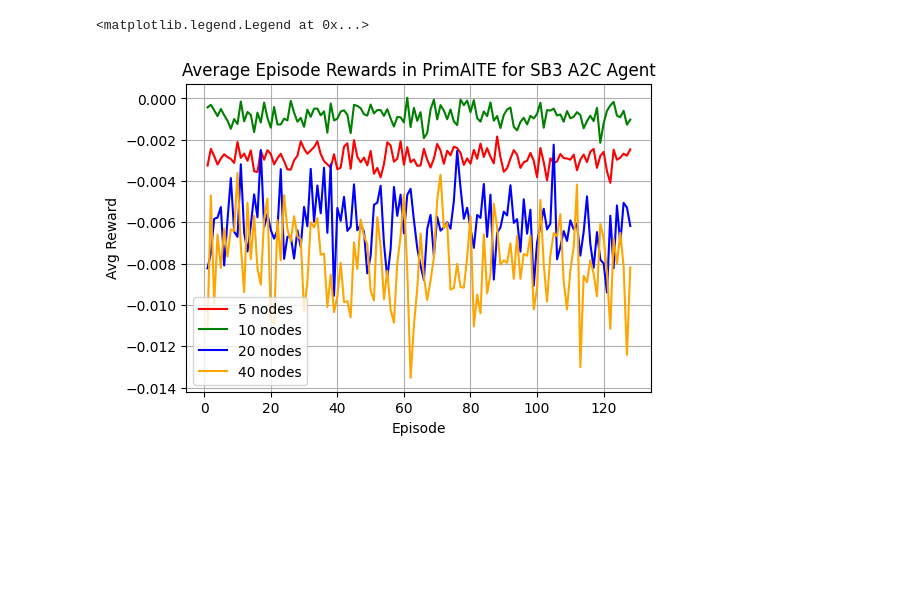
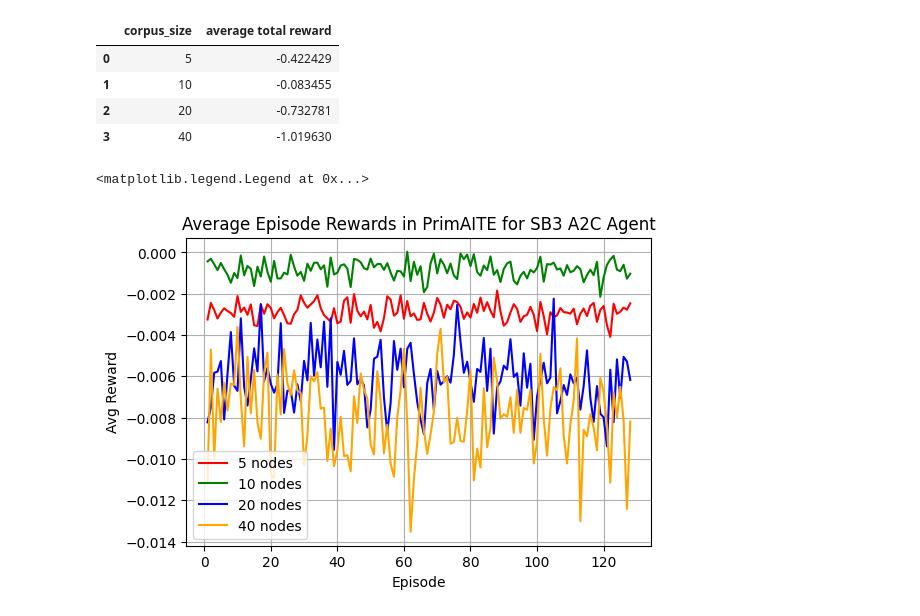
Before and after one commit to intellium-ai/AEGIS, a Jupyter notebook: training_scripts/visualise_results.ipynb, the cells around one changed output. Drawn from its saved outputs; the diff is of its cells as text; code cells hidden in the pictures; blank space fills up the shorter version.

```diff
--- a/training_scripts/visualise_results.ipynb
+++ b/training_scripts/visualise_results.ipynb
@@ -39 +37,15 @@ run_stats
+# %%
+avg_episode_total_rewards = (
+    df.groupby(["corpus_size"])["sum_reward"]
+    .mean()
+    .reset_index()
+    .rename(columns={"sum_reward": "average total reward"})
+)
+avg_episode_total_rewards
+# %% [output]
+|  | corpus_size | average total reward |
+| 0 | 5 | -0.422429 |
+| 1 | 10 | -0.083455 |
+| 2 | 20 | -0.732781 |
+| 3 | 40 | -1.019630 |
 # %%
```
Also changed, not shown: parts of 4 cells of this notebook.
